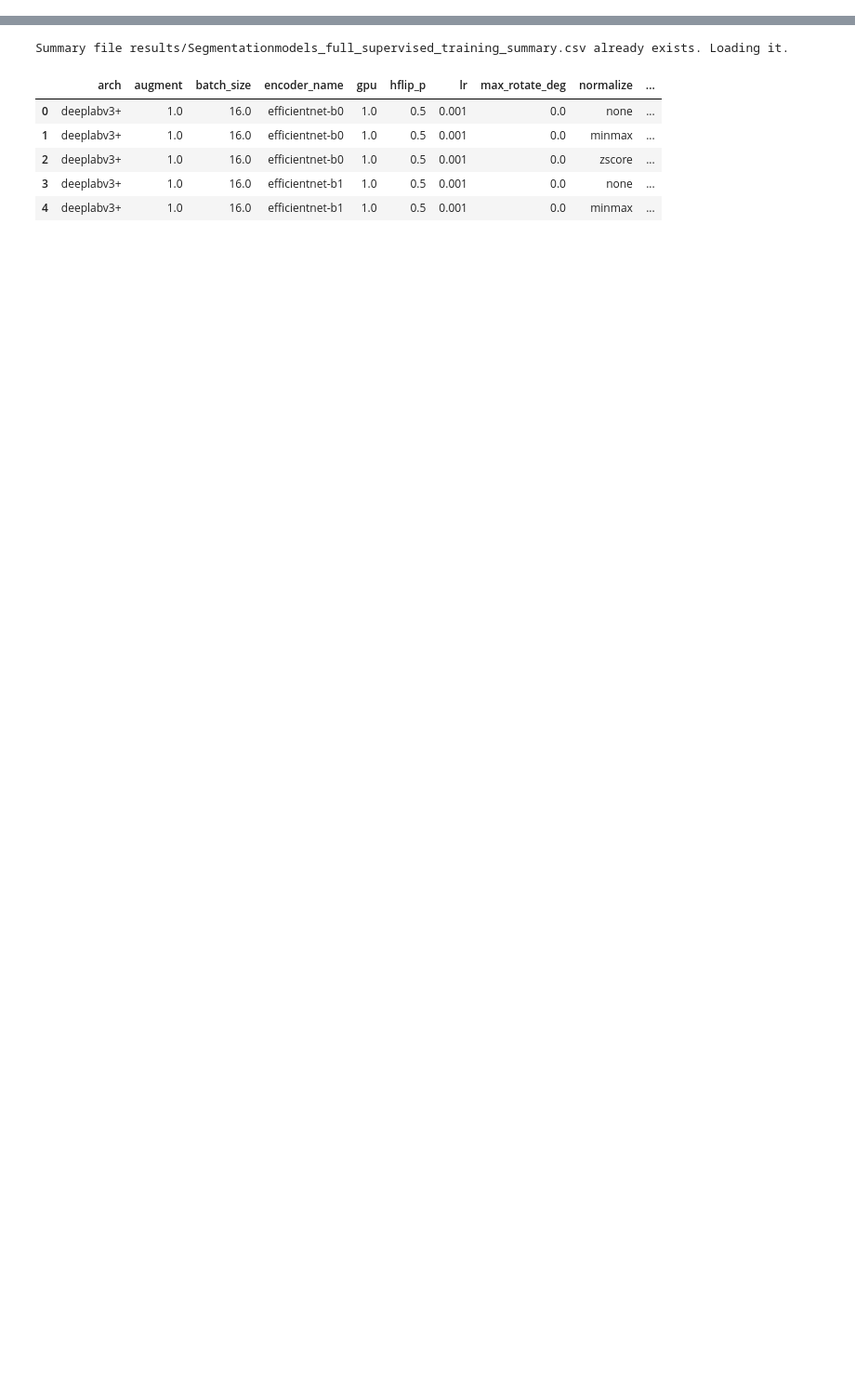
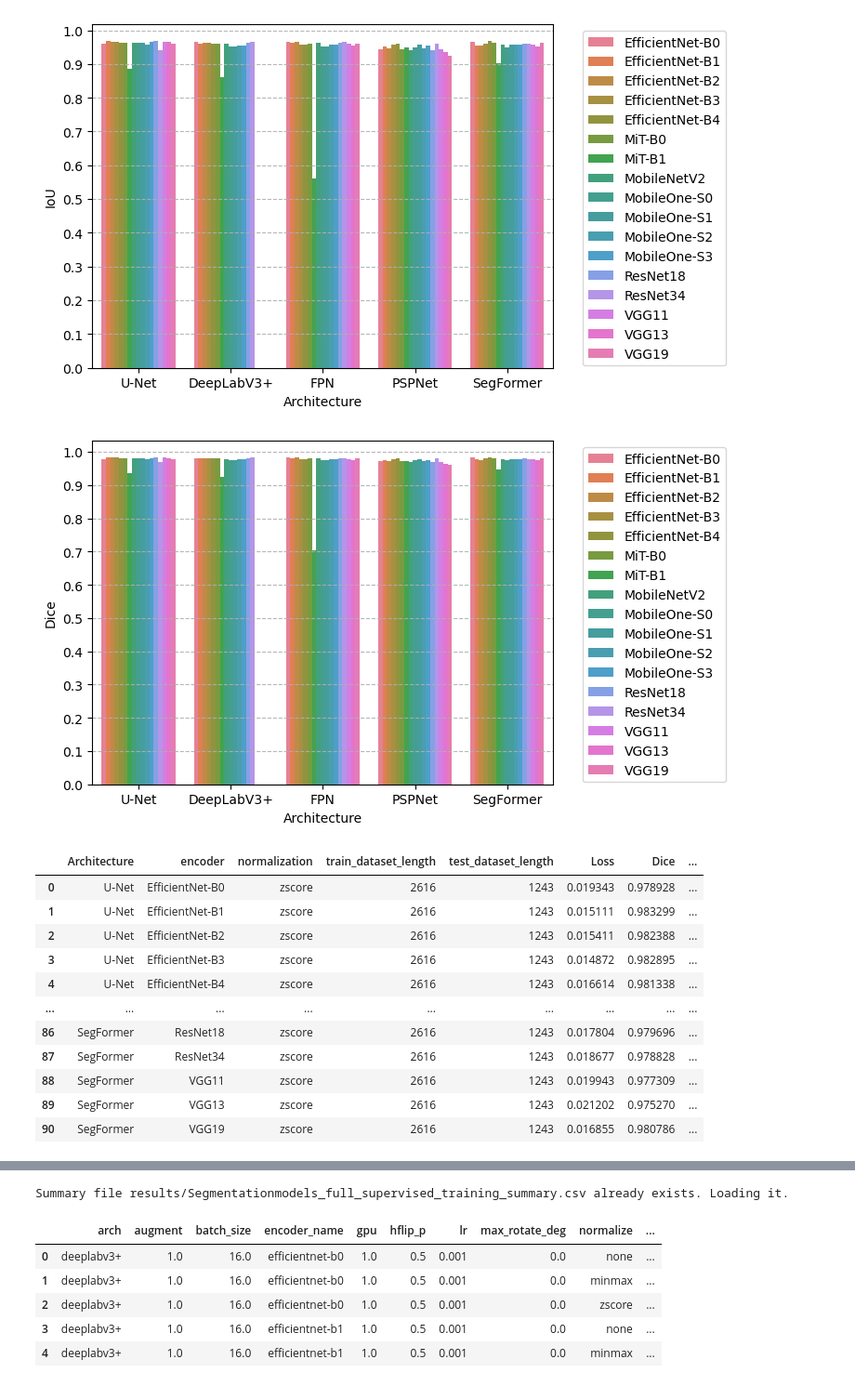
Before and after one commit to Arueris/Segmentation, a Jupyter notebook: analyze_runs.ipynb, the cells around one changed output, grey strips where cells are left out. Shown at 93% size. Drawn from its saved outputs; the diff is of its cells as text; code cells hidden in the pictures; blank space fills up the shorter version.

```diff
--- a/analyze_runs.ipynb
+++ b/analyze_runs.ipynb
@@ -4,3 +4,76 @@ from tqdm import tqdm
 import os
 from tbparse import SummaryReader
 import pandas as pd
+# %%
+import seaborn as sns
+import matplotlib.pyplot as plt
+csv_path = r"logs\summary_training.csv"
+
+results_df = pd.read_csv(csv_path)
+results_df = results_df.loc[results_df.arch != 'unet++']
+results_df.rename(columns={'arch': 'Architecture', 'val_loss': 'Loss', 'val_dice': 'Dice', 'val_iou': 'IoU', 'val_train_loss': 'Train Loss'}, inplace=True)
+
+rename_architecture = {
+    'unet': 'U-Net',
+    'deeplabv3+': 'DeepLabV3+',
+    'pspnet': 'PSPNet',
+    'fpn': 'FPN',
+    'segformer': 'SegFormer'
+}
+results_df['Architecture'] = results_df['Architecture'].replace(rename_architecture)
+
+rename_encoder = {
+    'efficientnet-b0': 'EfficientNet-B0',
+    'efficientnet-b1': 'EfficientNet-B1',
+    'efficientnet-b2': 'EfficientNet-B2',
+    'efficientnet-b3': 'EfficientNet-B3',
+    'efficientnet-b4': 'EfficientNet-B4',
+    'mit_b0': 'MiT-B0',
+    'mit_b1': 'MiT-B1',
+    'mobilenet_v2': 'MobileNetV2',
+    'resnet18': 'ResNet18',
+    'resnet34': 'ResNet34',
+    'mobileone_s0': 'MobileOne-S0',
+    'mobileone_s1': 'MobileOne-S1',
+    'mobileone_s2': 'MobileOne-S2',
+    'mobileone_s3': 'MobileOne-S3',
+    'vgg11_bn': 'VGG11',
+    'vgg13_bn': 'VGG13',
+    'vgg19_bn': 'VGG19'
+}
+results_df['encoder'] = results_df['encoder'].replace(rename_encoder)
+
+results_df = results_df.loc[~results_df["IoU"].astype(str).str.contains("Error", na=False)].copy()
+results_df["IoU"] = pd.to_numeric(results_df["IoU"], errors="coerce")
+results_df = results_df.dropna(subset=["IoU"])
+results_df["IoU"] = results_df["IoU"].astype(float)
+results_df["Dice"] = results_df["Dice"].astype(float)
+results_df["Loss"] = results_df["Loss"].astype(float)
+
+sns.barplot(data=results_df, x="Architecture", y="IoU", hue="encoder")
+plt.legend(bbox_to_anchor=(1.05, 1), loc='upper left')
+plt.yticks([0, 0.1, 0.2, 0.3, 0.4, 0.5, 0.6, 0.7, 0.8, 0.9, 1])
+plt.grid(axis="y", linestyle="--", alpha=0.9)
+plt.show()
+
+sns.barplot(data=results_df, x="Architecture", y="Dice", hue="encoder")
+plt.legend(bbox_to_anchor=(1.05, 1), loc='upper left')
+plt.yticks([0, 0.1, 0.2, 0.3, 0.4, 0.5, 0.6, 0.7, 0.8, 0.9, 1])
+plt.grid(axis="y", linestyle="--", alpha=0.9)
+plt.show()
+results_df
+# %% [output]
+[figure, added]
+[figure, added]
+|  | Architecture | encoder | normalization | train_dataset_length | test_dataset_length | Loss | Dice | ... |
+| 0 | U-Net | EfficientNet-B0 | zscore | 2616 | 1243 | 0.019343 | 0.978928 | ... |
+| 1 | U-Net | EfficientNet-B1 | zscore | 2616 | 1243 | 0.015111 | 0.983299 | ... |
+| 2 | U-Net | EfficientNet-B2 | zscore | 2616 | 1243 | 0.015411 | 0.982388 | ... |
+| 3 | U-Net | EfficientNet-B3 | zscore | 2616 | 1243 | 0.014872 | 0.982895 | ... |
+| 4 | U-Net | EfficientNet-B4 | zscore | 2616 | 1243 | 0.016614 | 0.981338 | ... |
+| ... | ... | ... | ... | ... | ... | ... | ... | ... |
+| 86 | SegFormer | ResNet18 | zscore | 2616 | 1243 | 0.017804 | 0.979696 | ... |
+| 87 | SegFormer | ResNet34 | zscore | 2616 | 1243 | 0.018677 | 0.978828 | ... |
+| 88 | SegFormer | VGG11 | zscore | 2616 | 1243 | 0.019943 | 0.977309 | ... |
+| 89 | SegFormer | VGG13 | zscore | 2616 | 1243 | 0.021202 | 0.975270 | ... |
+| 90 | SegFormer | VGG19 | zscore | 2616 | 1243 | 0.016855 | 0.980786 | ... |
```
Also changed, not shown: parts of 6 cells of this notebook, 4 other files.
